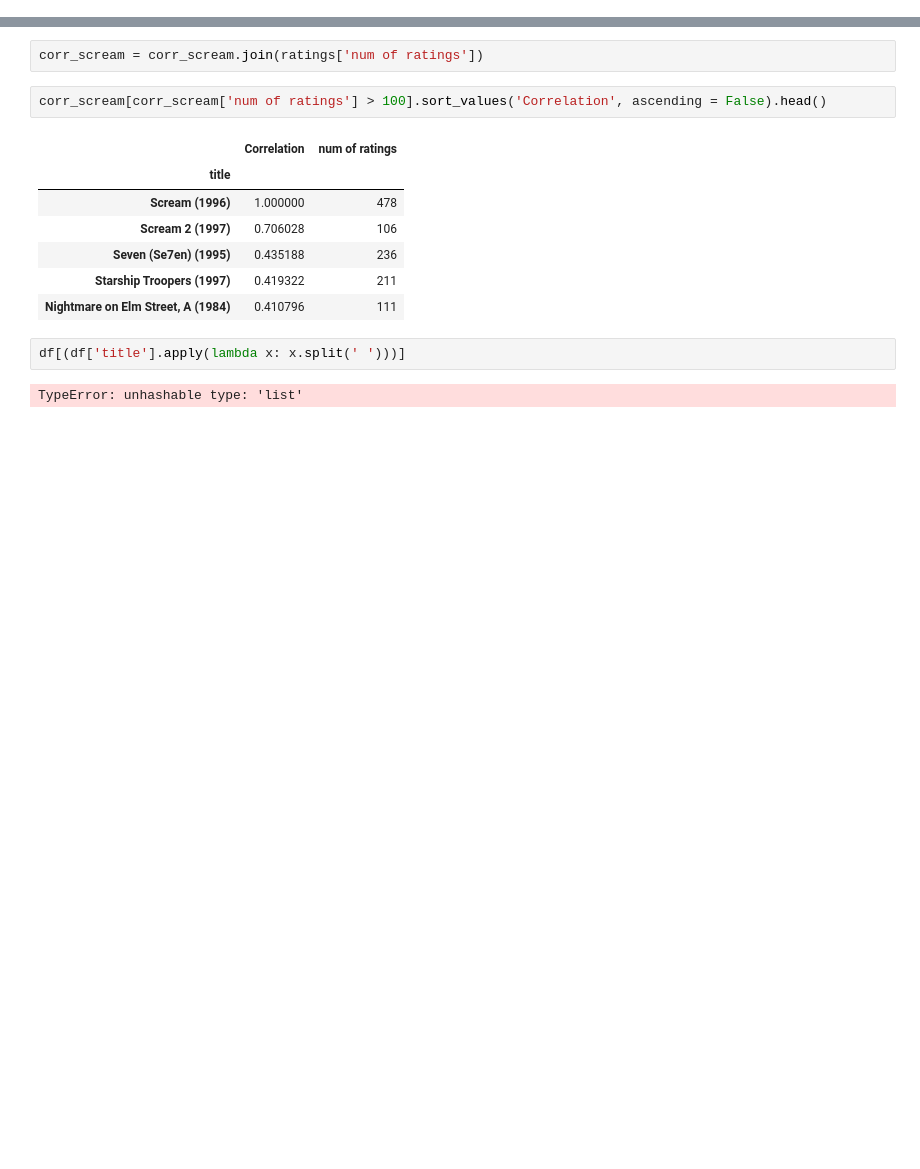
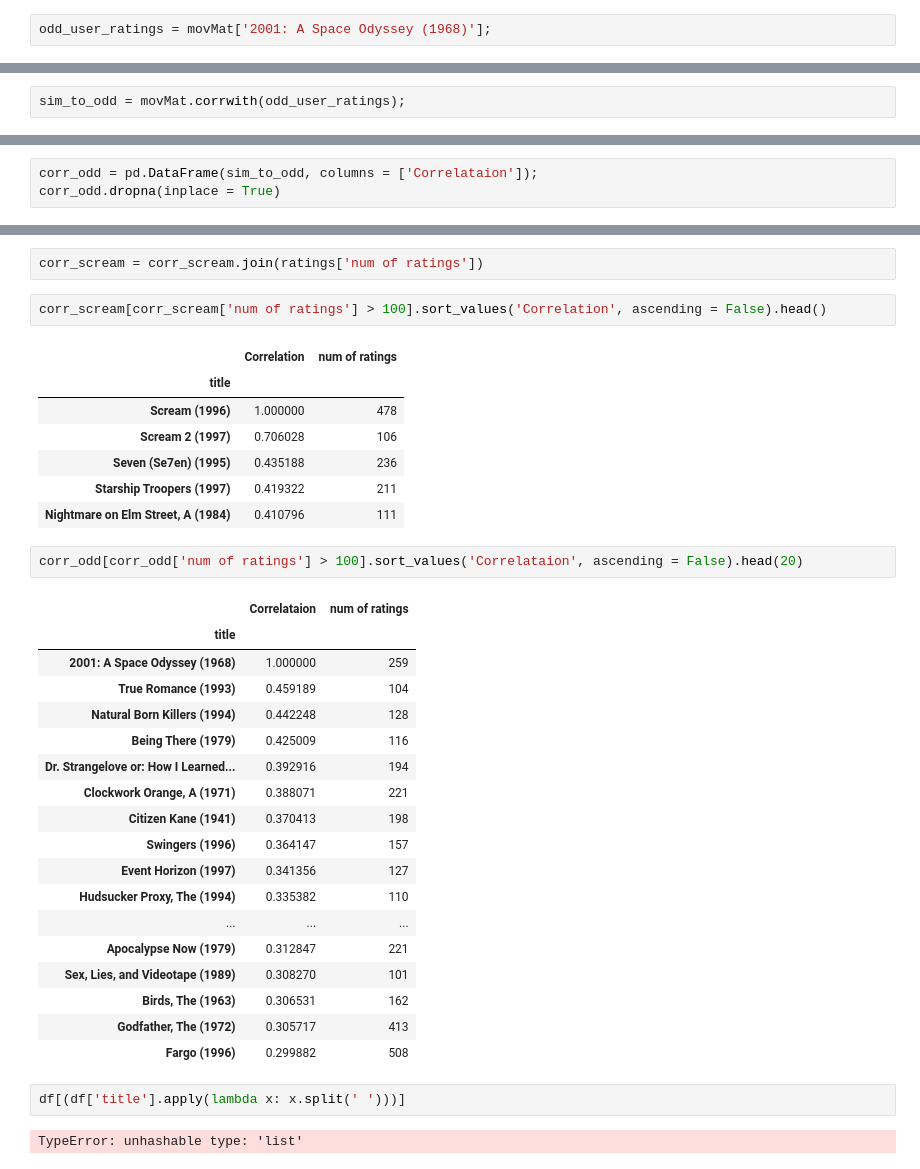
Before and after one commit to shahbazmansahia/DataAnalysisWithPython, a Jupyter notebook: Refactored_Py_DS_ML_Bootcamp-master/19-Recommender-Systems/Recommender Systems Notebook.ipynb, the cells around one changed output, grey strips where cells are left out. Saved outputs shown, nothing was run; the diff lists cells and outputs as text; blank space fills up the shorter version.

```diff
--- a/Refactored_Py_DS_ML_Bootcamp-master/19-Recommender-Systems/Recommender Systems Notebook.ipynb
+++ b/Refactored_Py_DS_ML_Bootcamp-master/19-Recommender-Systems/Recommender Systems Notebook.ipynb
@@ -188,3 +220,5 @@ ratings.sort_values('num of ratings', ascending = False).head(10)
 # %%
 scream_user_ratings = movMat['Scream (1996)'];
 starwars_user_ratings = movMat['Star Wars (1977)'];
+# %%
+odd_user_ratings = movMat['2001: A Space Odyssey (1968)'];
@@ -221,6 +301,11 @@ Length: 1664, dtype: float64
 sim_to_scream = movMat.corrwith(scream_user_ratings);
 # %%
 sim_to_starwars = movMat.corrwith(starwars_user_ratings);
+# %%
+sim_to_odd = movMat.corrwith(odd_user_ratings);
 # %%
 corr_starwars = pd.DataFrame(sim_to_starwars, columns = ['Correlation']);
 corr_starwars.dropna(inplace = True);
+# %%
+corr_odd = pd.DataFrame(sim_to_odd, columns = ['Correlataion']);
+corr_odd.dropna(inplace = True)
@@ -305,6 +439,27 @@ corr_scream[corr_scream['num of ratings'] > 100].sort_values('Correlation', asce
 | Seven (Se7en) (1995) | 0.435188 | 236 |
 | Starship Troopers (1997) | 0.419322 | 211 |
 | Nightmare on Elm Street, A (1984) | 0.410796 | 111 |
+# %%
+corr_odd[corr_odd['num of ratings'] > 100].sort_values('Correlataion', ascending = False).head(20)
+# %% [output]
+|  | Correlataion | num of ratings |
+| title |  |  |
+| 2001: A Space Odyssey (1968) | 1.000000 | 259 |
+| True Romance (1993) | 0.459189 | 104 |
+| Natural Born Killers (1994) | 0.442248 | 128 |
+| Being There (1979) | 0.425009 | 116 |
+| Dr. Strangelove or: How I Learned... | 0.392916 | 194 |
+| Clockwork Orange, A (1971) | 0.388071 | 221 |
+| Citizen Kane (1941) | 0.370413 | 198 |
+| Swingers (1996) | 0.364147 | 157 |
+| Event Horizon (1997) | 0.341356 | 127 |
+| Hudsucker Proxy, The (1994) | 0.335382 | 110 |
+| ... | ... | ... |
+| Apocalypse Now (1979) | 0.312847 | 221 |
+| Sex, Lies, and Videotape (1989) | 0.308270 | 101 |
+| Birds, The (1963) | 0.306531 | 162 |
+| Godfather, The (1972) | 0.305717 | 413 |
+| Fargo (1996) | 0.299882 | 508 |
 # %%
 df[(df['title'].apply(lambda x: x.split(' ')))]
 # %% [output]
```
Also changed, not shown: parts of 8 cells of this notebook, 43 other files.
